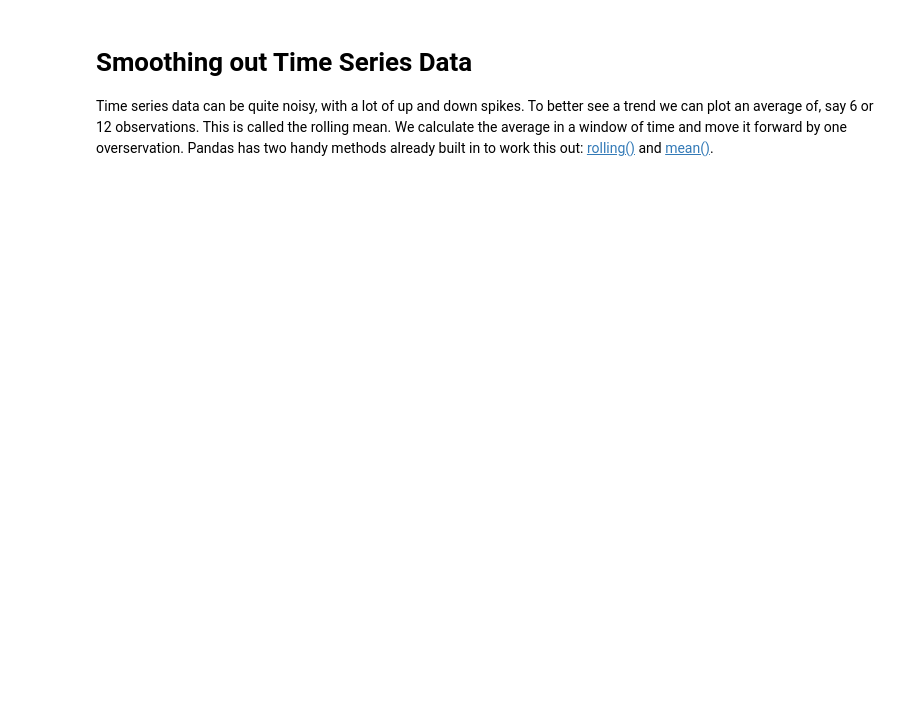
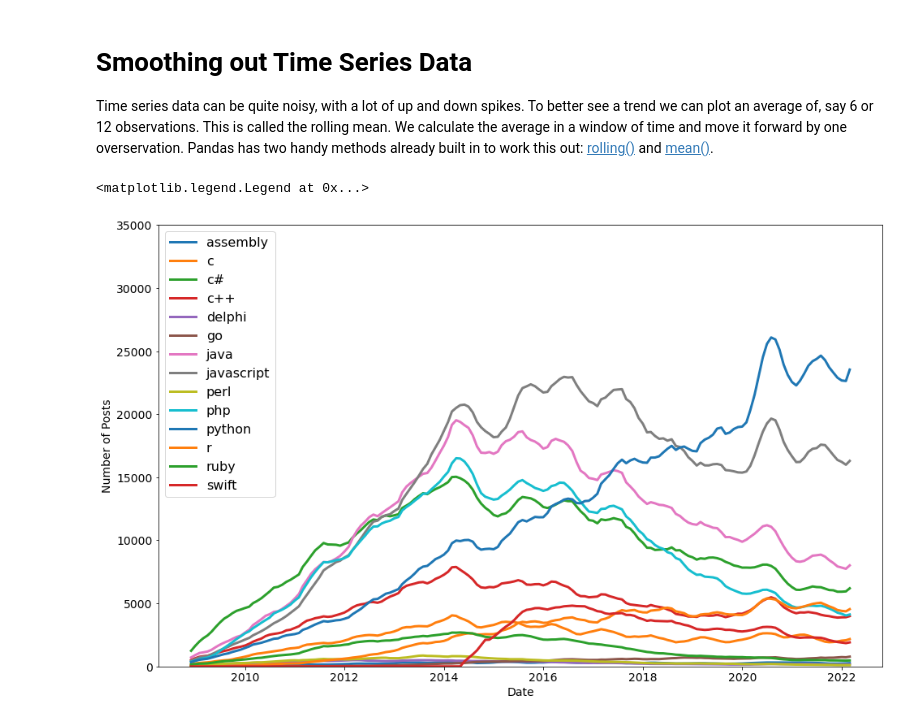
Before and after one commit to halilcodes/programming-langs-stats, a Jupyter notebook: Programming_Languages_(start).ipynb, the cells around one changed output. Saved outputs shown, nothing was run; the diff lists cells and outputs as text; code cells hidden in the pictures; blank space fills up the shorter version.

Commit message:
finish section with .rolling() and .mean()

```diff
--- a/Programming_Languages_(start).ipynb
+++ b/Programming_Languages_(start).ipynb
@@ -255,3 +286,23 @@ plt.plot(pivoted_df.index, pivoted_df.java)
 # Smoothing out Time Series Data
 
 Time series data can be quite noisy, with a lot of up and down spikes. To better see a trend we can plot an average of, say 6 or 12 observations. This is called the rolling mean. We calculate the average in a window of time and move it forward by one overservation. Pandas has two handy methods already built in to work this out: [rolling()](https://pandas.pydata.org/pandas-docs/stable/reference/api/pandas.DataFrame.rolling.html) and [mean()](https://pandas.pydata.org/pandas-docs/stable/reference/api/pandas.core.window.rolling.Rolling.mean.html).
+# %%
+# The window is number of observations that are averaged
+roll_df = pivoted_df.rolling(window=6).mean()
+
+plt.figure(figsize=(16,10))
+plt.xticks(fontsize=14)
+plt.yticks(fontsize=14)
+plt.xlabel('Date', fontsize=14)
+plt.ylabel('Number of Posts', fontsize=14)
+plt.ylim(0, 35000)
+
+# plot the roll_df instead
+for column in roll_df.columns:
+    plt.plot(roll_df.index, roll_df[column],
+             linewidth=3, label=roll_df[column].name)
+
+plt.legend(fontsize=16)
+# %% [output]
+<matplotlib.legend.Legend at 0x...>
+[figure, added]
```
Also changed, not shown: parts of 2 cells of this notebook.
